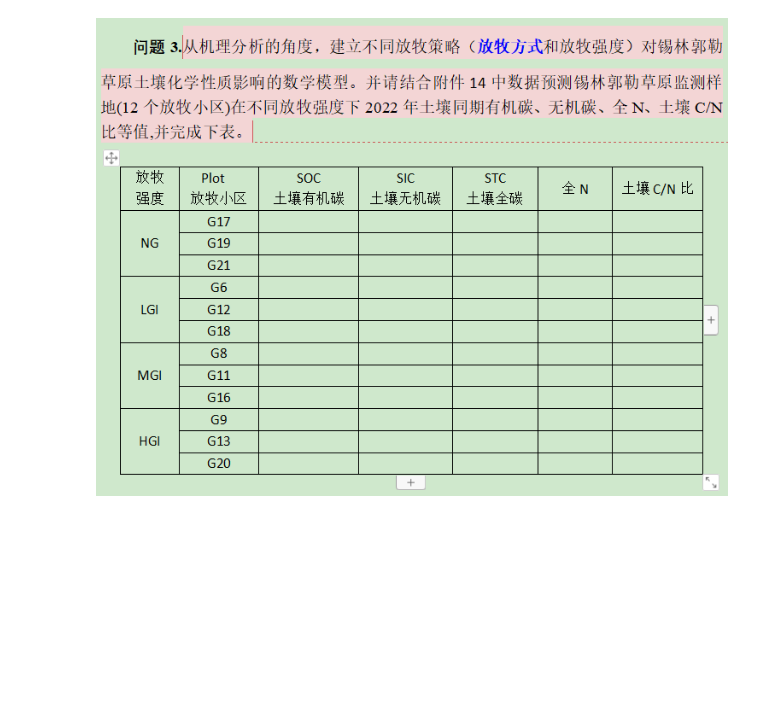
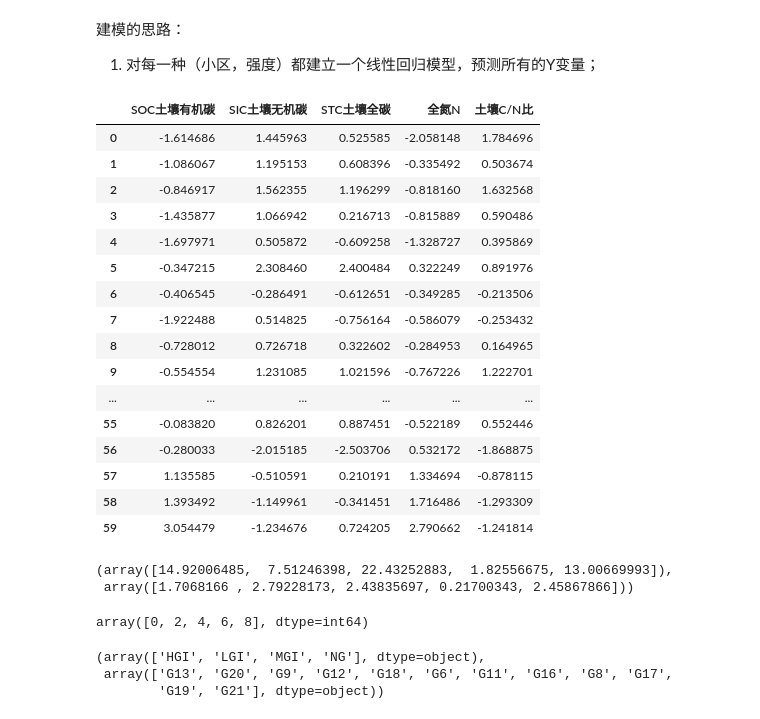
Before and after one commit to cgsdfc/huawei-cup19-problem-e, a Jupyter notebook: 问题3-训练数据.ipynb, the cells around one changed output. Saved outputs shown, nothing was run; the diff lists cells and outputs as text; code cells hidden in the pictures; blank space fills up the shorter version.

```diff
--- a/问题3-训练数据.ipynb
+++ b/问题3-训练数据.ipynb
@@ -1,2 +0,0 @@
-# %% [markdown]
-![image.png](attachment:image.png)
@@ -2,0 +10,47 @@
+# %% [markdown]
+建模的思路：
+1. 对每一种（小区，强度）都建立一个线性回归模型，预测所有的Y变量；
+# %%
+df=pd.read_csv('./问题3-附件14.csv')
+YEAR,BLOCK,INTENSITY,SOC,SIC,STC,ALLN,CN=df.columns
+# %%
+NUMERIC=[SOC,SIC,STC,ALLN,CN]
+scaler=StandardScaler()
+scaler.fit(df[NUMERIC])
+df[NUMERIC]=scaler.transform(df[NUMERIC])
+# %%
+df[NUMERIC]
+# %% [output]
+|  | SOC土壤有机碳 | SIC土壤无机碳 | STC土壤全碳 | 全氮N | 土壤C/N比 |
+| 0 | -1.614686 | 1.445963 | 0.525585 | -2.058148 | 1.784696 |
+| 1 | -1.086067 | 1.195153 | 0.608396 | -0.335492 | 0.503674 |
+| 2 | -0.846917 | 1.562355 | 1.196299 | -0.818160 | 1.632568 |
+| 3 | -1.435877 | 1.066942 | 0.216713 | -0.815889 | 0.590486 |
+| 4 | -1.697971 | 0.505872 | -0.609258 | -1.328727 | 0.395869 |
+| 5 | -0.347215 | 2.308460 | 2.400484 | 0.322249 | 0.891976 |
+| 6 | -0.406545 | -0.286491 | -0.612651 | -0.349285 | -0.213506 |
+| 7 | -1.922488 | 0.514825 | -0.756164 | -0.586079 | -0.253432 |
+| 8 | -0.728012 | 0.726718 | 0.322602 | -0.284953 | 0.164965 |
+| 9 | -0.554554 | 1.231085 | 1.021596 | -0.767226 | 1.222701 |
+| ... | ... | ... | ... | ... | ... |
+| 55 | -0.083820 | 0.826201 | 0.887451 | -0.522189 | 0.552446 |
+| 56 | -0.280033 | -2.015185 | -2.503706 | 0.532172 | -1.868875 |
+| 57 | 1.135585 | -0.510591 | 0.210191 | 1.334694 | -0.878115 |
+| 58 | 1.393492 | -1.149961 | -0.341451 | 1.716486 | -1.293309 |
+| 59 | 3.054479 | -1.234676 | 0.724205 | 2.790662 | -1.241814 |
+# %%
+scaler.mean_, scaler.scale_
+# %% [output]
+(array([14.92006485,  7.51246398, 22.43252883,  1.82556675, 13.00669993]),
+ array([1.7068166 , 2.79228173, 2.43835697, 0.21700343, 2.45867866]))
+# %%
+df[YEAR] -= df[YEAR].min()
+df[YEAR].unique()
+# %% [output]
+array([0, 2, 4, 6, 8], dtype=int64)
+# %%
+df[BLOCK].unique(),df[INTENSITY].unique()
+# %% [output]
+(array(['HGI', 'LGI', 'MGI', 'NG'], dtype=object),
+ array(['G13', 'G20', 'G9', 'G12', 'G18', 'G6', 'G11', 'G16', 'G8', 'G17',
+        'G19', 'G21'], dtype=object))
```
Also changed, not shown: parts of 4 cells of this notebook, 9 other files.
